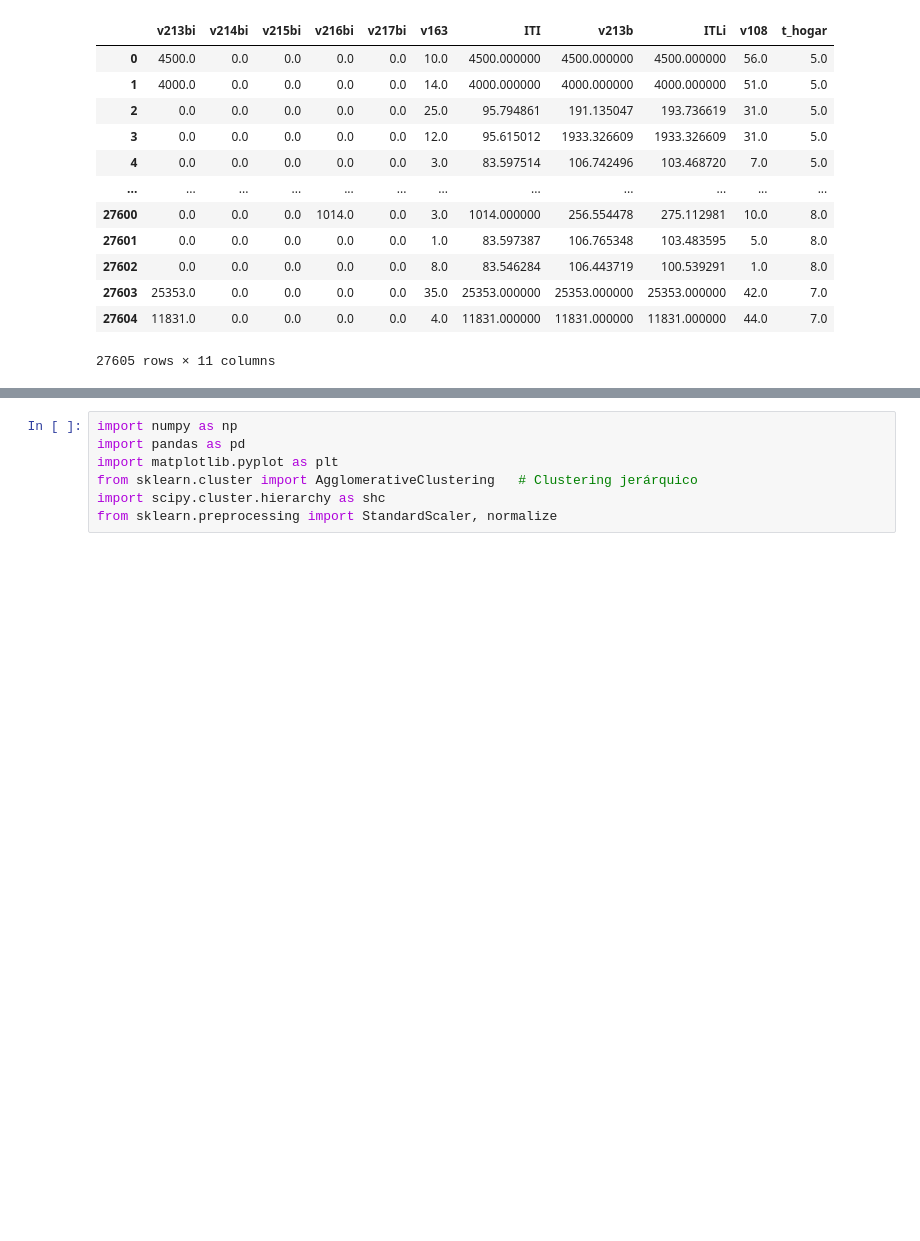
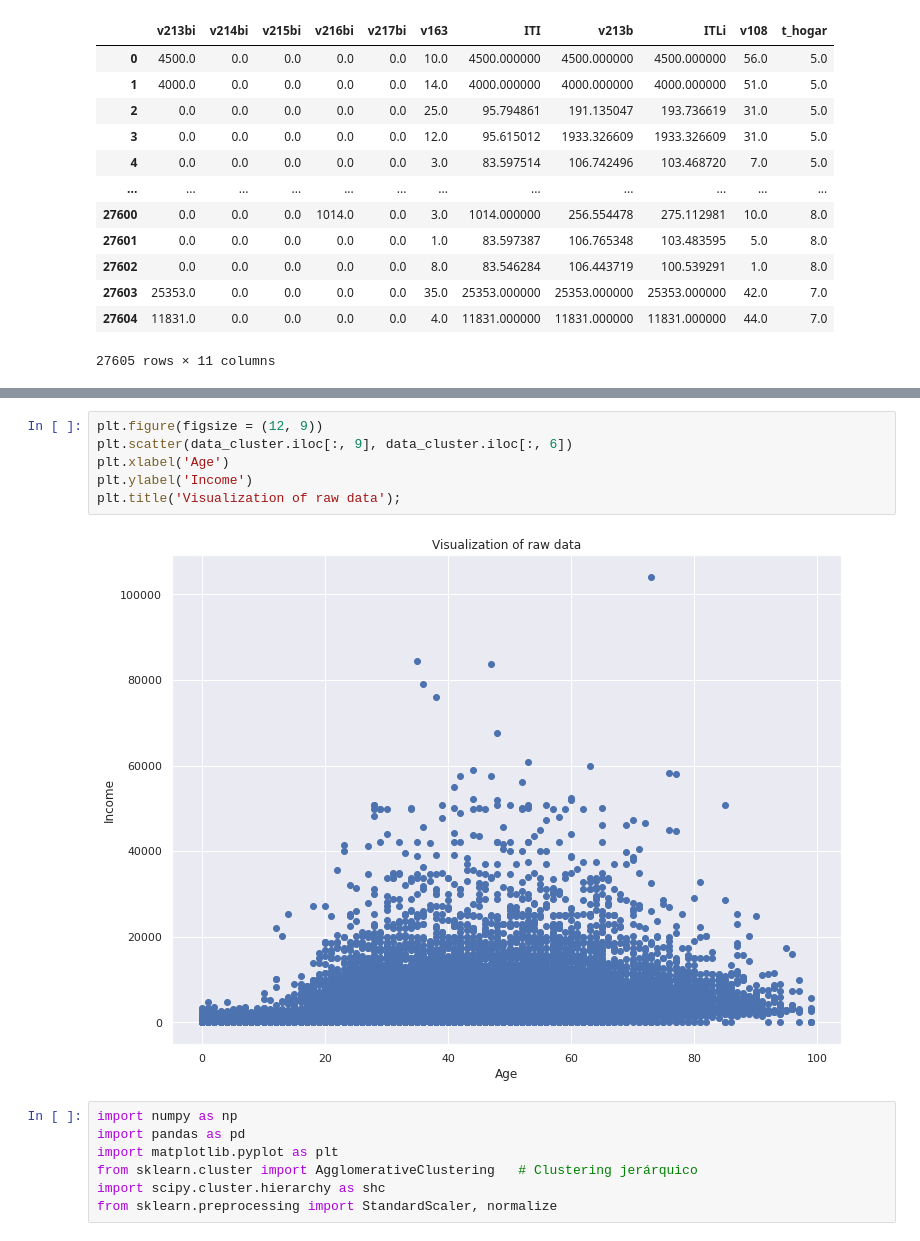
Before and after one commit to jhon2301922021/Proyecto_encuestas, a Jupyter notebook: Analisis de Proceso jerarquico y clasificacion por kmeas.ipynb, the cells around one changed output, grey strips where cells are left out. Saved outputs shown, nothing was run; the diff lists cells and outputs as text; blank space fills up the shorter version.

```diff
--- a/Analisis de Proceso jerarquico y clasificacion por kmeas.ipynb
+++ b/Analisis de Proceso jerarquico y clasificacion por kmeas.ipynb
@@ -427,3 +474,11 @@ data_cluster
+# %%
+plt.figure(figsize = (12, 9))
+plt.scatter(data_cluster.iloc[:, 9], data_cluster.iloc[:, 6])
+plt.xlabel('Age')
+plt.ylabel('Income')
+plt.title('Visualization of raw data');
+# %% [output]
+[figure, added]
 # %%
 import numpy as np
 import pandas as pd
```
Also changed, not shown: parts of 17 cells of this notebook.
